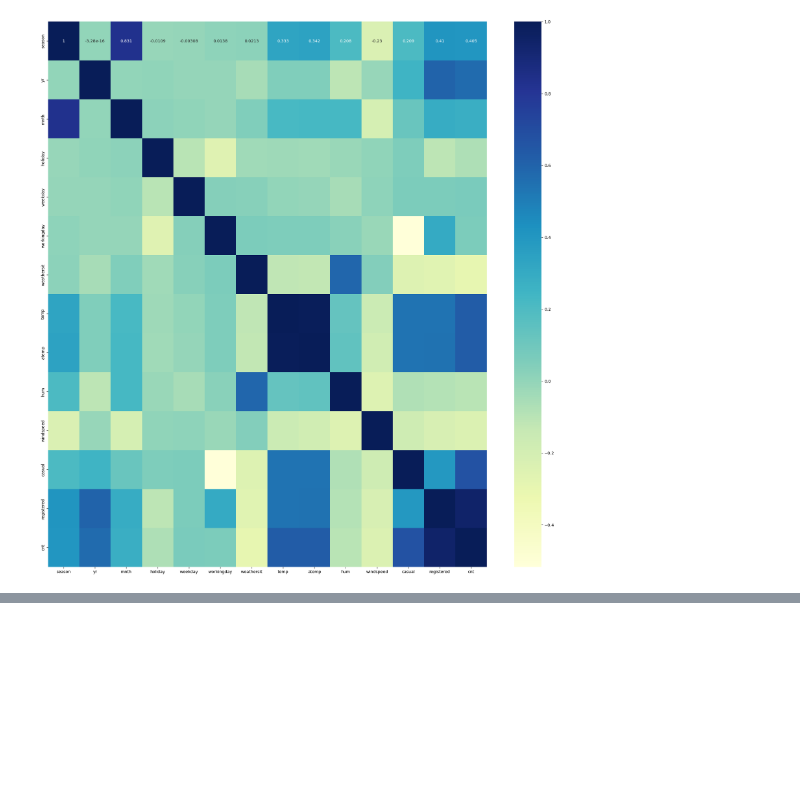
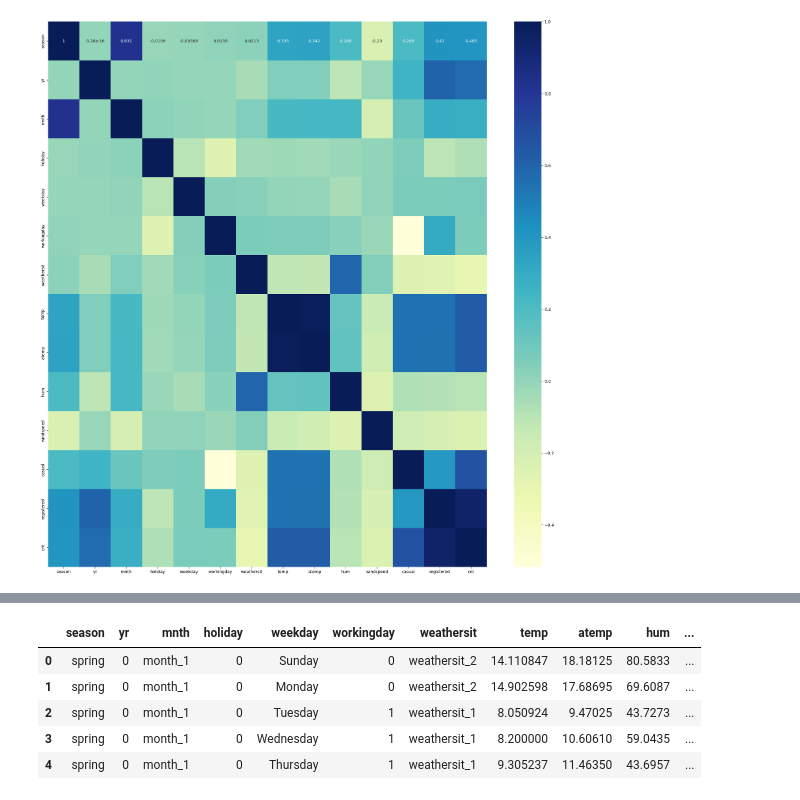
Before and after one commit to shakyasamin/Bike-Sharing_model, a Jupyter notebook: Bike-sharing.ipynb, the cells around one changed output, grey strips where cells are left out. Cells and saved outputs as stored; diff of their text form; code cells hidden in the pictures; blank space fills up the shorter version.

```diff
--- a/Bike-sharing.ipynb
+++ b/Bike-sharing.ipynb
@@ -110,0 +201,3 @@ plt.show()
+# %%
+# Get the dummy variables for the feature 'season' and store it in a new variable - 'season_dummy_var'
+season_dummy_var = pd.get_dummies(bike_df["season"], drop_first = True)
@@ -110,0 +213,3 @@ plt.show()
+# %%
+# Get the dummy variables for the feature 'weathersit' and store it in a new variable - 'weathersit_dummy_var'
+weathersit_dummy_var = pd.get_dummies(bike_df["weathersit"],drop_first = True)
@@ -110,0 +237,4 @@ plt.show()
+# %%
+# Get the dummy variables for the feature 'weekday' and store it in a new variable - 'weekday_dummy_var'
+weekday_dummy_var = pd.get_dummies(bike_df["weekday"],drop_first = True)
+weekday_dummy_var.head()
@@ -110,0 +248,12 @@ plt.show()
+# %%
+# Add the results to the original bike_df dataframe
+
+bike_df = pd.concat([bike_df, season_dummy_var, weathersit_dummy_var, mnth_dummy_var, weekday_dummy_var], axis = 1)
+bike_df.head()
+# %% [output]
+|  | season | yr | mnth | holiday | weekday | workingday | weathersit | temp | atemp | hum | ... |
+| 0 | spring | 0 | month_1 | 0 | Sunday | 0 | weathersit_2 | 14.110847 | 18.18125 | 80.5833 | ... |
+| 1 | spring | 0 | month_1 | 0 | Monday | 0 | weathersit_2 | 14.902598 | 17.68695 | 69.6087 | ... |
+| 2 | spring | 0 | month_1 | 0 | Tuesday | 1 | weathersit_1 | 8.050924 | 9.47025 | 43.7273 | ... |
+| 3 | spring | 0 | month_1 | 0 | Wednesday | 1 | weathersit_1 | 8.200000 | 10.60610 | 59.0435 | ... |
+| 4 | spring | 0 | month_1 | 0 | Thursday | 1 | weathersit_1 | 9.305237 | 11.46350 | 43.6957 | ... |
```
Also changed, not shown: parts of 12 cells of this notebook.
